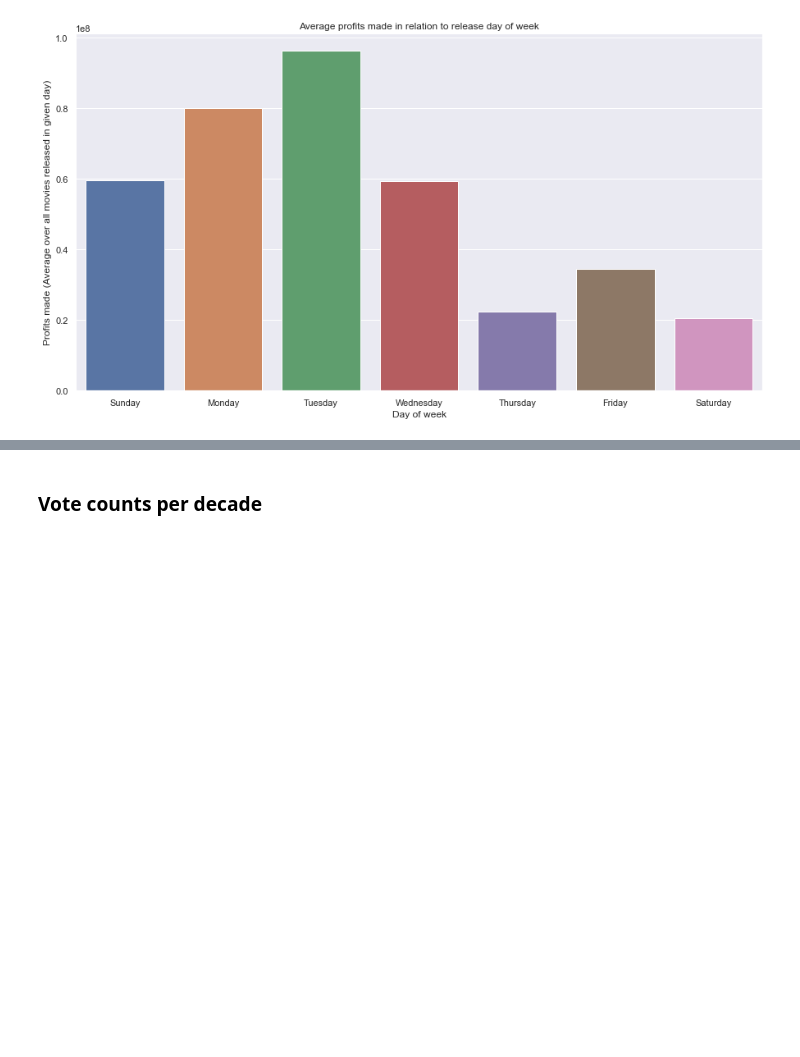
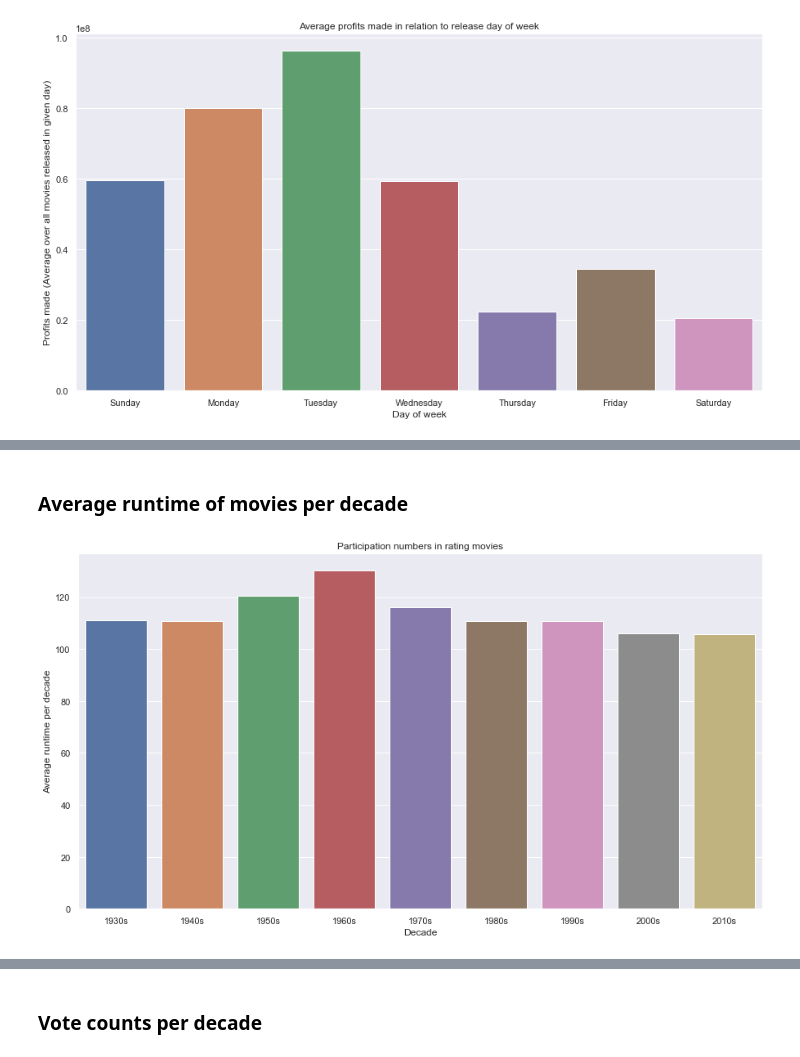
Before and after one commit to zqngetsu96/DataInsight_Assignments_and_projects, a Jupyter notebook: Capstone/TMDB-5000 EDA.ipynb, the cells around one changed output, grey strips where cells are left out. Drawn from its saved outputs; the diff is of its cells as text; code cells hidden in the pictures; blank space fills up the shorter version.

```diff
--- a/Capstone/TMDB-5000 EDA.ipynb
+++ b/Capstone/TMDB-5000 EDA.ipynb
@@ -221,0 +281,12 @@ plt.show()
+# %% [markdown]
+### Average runtime of movies per decade
+# %%
+df = final_movies_df #temp manipulation
+df_by_vote = df.groupby(['decade']).runtime.mean().reset_index()[1:] #remove 0s decade
+sns.barplot(x='decade',y='runtime',data=df_by_vote)
+plt.xlabel('Decade')
+plt.ylabel('Average runtime per decade')
+plt.title('Participation numbers in rating movies')
+plt.show()
+# %% [output]
+[figure, added]
```
Also changed, not shown: parts of 30 cells of this notebook.
